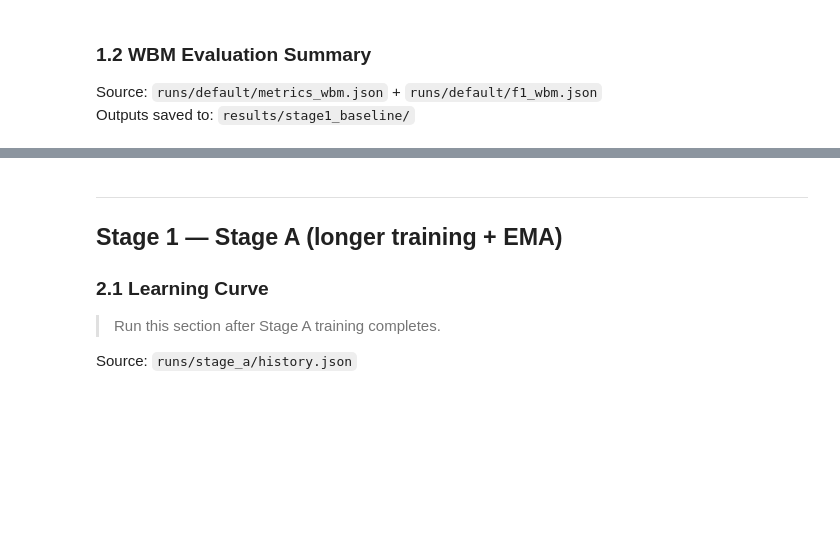
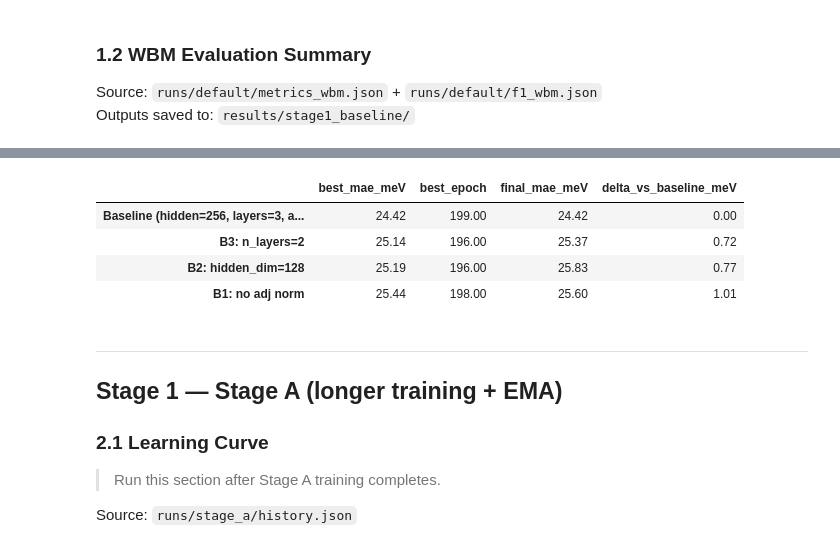
Before and after one commit to submerged-in-matrix/gnome-repro-structural, a Jupyter notebook: notebooks/analysis_gnome_struct.ipynb, the cells around one changed output, grey strips where cells are left out. Cells and saved outputs as stored; diff of their text form; code cells hidden in the pictures; blank space fills up the shorter version.

```diff
--- a/notebooks/analysis_gnome_struct.ipynb
+++ b/notebooks/analysis_gnome_struct.ipynb
@@ -107,3 +144,20 @@ Saved: E:\Projects\gnome-repro-structural\results\stage1_baseline\02_wbm_summary
+# %%
+# Quick comparison table inline
+import pandas as pd
+if 'summary_ablations' in dir():
+    display(
+        pd.DataFrame(summary_ablations).T
+          .sort_values('best_mae_meV')
+          .style.background_gradient(subset=['best_mae_meV'], cmap='RdYlGn_r')
+               .background_gradient(subset=['delta_vs_baseline_meV'], cmap='RdYlGn_r')
+               .format(precision=2)
+    )
+# %% [output]
+|  | best_mae_meV | best_epoch | final_mae_meV | delta_vs_baseline_meV |
+| Baseline (hidden=256, layers=3, a... | 24.42 | 199.00 | 24.42 | 0.00 |
+| B3: n_layers=2 | 25.14 | 196.00 | 25.37 | 0.72 |
+| B2: hidden_dim=128 | 25.19 | 196.00 | 25.83 | 0.77 |
+| B1: no adj norm | 25.44 | 198.00 | 25.60 | 1.01 |
 # %% [markdown]
 ---
 ## Stage 1 — Stage A (longer training + EMA)
```
Also changed, not shown: parts of 3 cells of this notebook, 3 other files.
